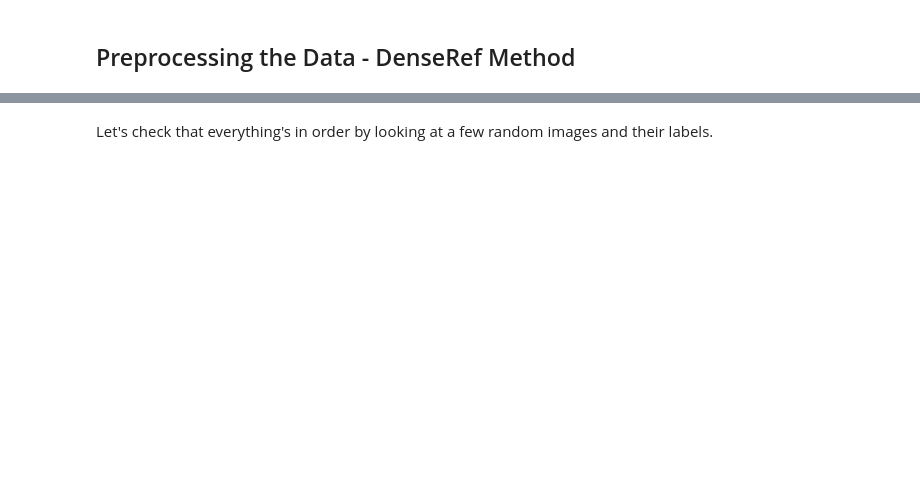
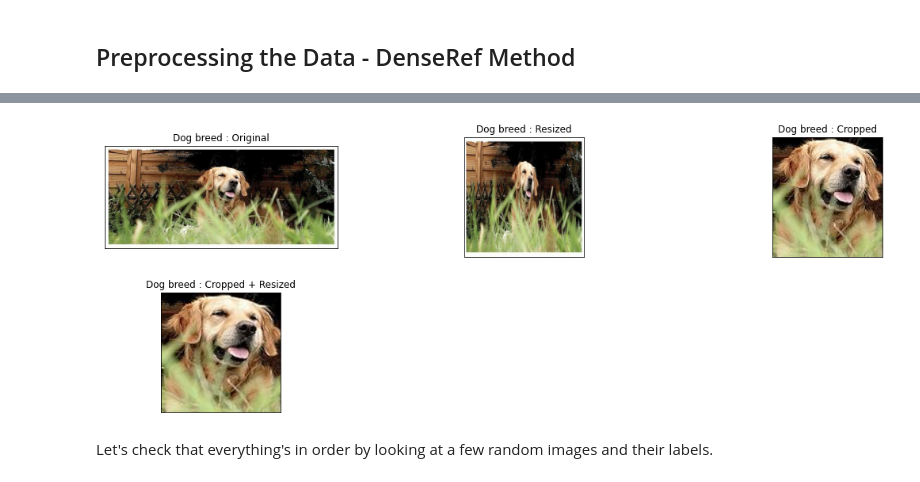
Before and after one commit to elba98/MLDogBreedClassification, a Jupyter notebook: ModifiedBreedClassifierWithDocumentation.ipynb, the cells around one changed output, grey strips where cells are left out. Cells and saved outputs as stored; diff of their text form; code cells hidden in the pictures; blank space fills up the shorter version.

Commit message:
DenseNet model with bounding box resizing technique applied.

```diff
--- a/ModifiedBreedClassifierWithDocumentation.ipynb
+++ b/ModifiedBreedClassifierWithDocumentation.ipynb
@@ -143,3 +144,14 @@ https://www.kaggle.com/msripooja/dog-images-classification-using-keras-alexnet#6
+# %%
+# Function to return the bounding box for an image
+import xml.etree.ElementTree as ET
+def getBBox(category,image_name):
+    root = ET.parse('input/stanford-dogs-dataset/annotations/Annotation/'+category+'/'+image_name).getroot()
+    for type_tag in root.findall('object/bndbox'):
+        xmin = int(type_tag.findtext('xmin'))
+        ymin = int(type_tag.findtext('ymin'))
+        xmax = int(type_tag.findtext('xmax'))
+        ymax = int(type_tag.findtext('ymax'))
+    return [xmin,ymin,xmax,ymax]
 # %%
 #From DenseRef/AlexRef with modifications
 def load_images_and_labels(categories):
@@ -176,3 +226,23 @@ Labels shape =  (2522,)
+# %%
+def display_cropped_image_example(images, labels):
+    plt.figure(1 , figsize = (19 , 10))
+    n = 0
+    for i in range(4):
+        n += 1
+        r = np.random.randint(0 , images.shape[0] , 1)
+
+        plt.subplot(3 , 3 , n)
+        plt.subplots_adjust(hspace = 0.3 , wspace = 0.3)
+        plt.imshow(images[i])
+
+        plt.title('Dog breed : {}'.format(labels[i]))
+        plt.xticks([])
+        plt.yticks([])
+
+    plt.show()
+display_cropped_image_example(image_crop_comparisson, image_crop_comparisson_labels)
+# %% [output]
+[figure, added]
 # %% [markdown]
 Let's check that everything's in order by looking at a few random images and their labels.
 # %%
```
Also changed, not shown: parts of 31 cells of this notebook, 1 other file.
